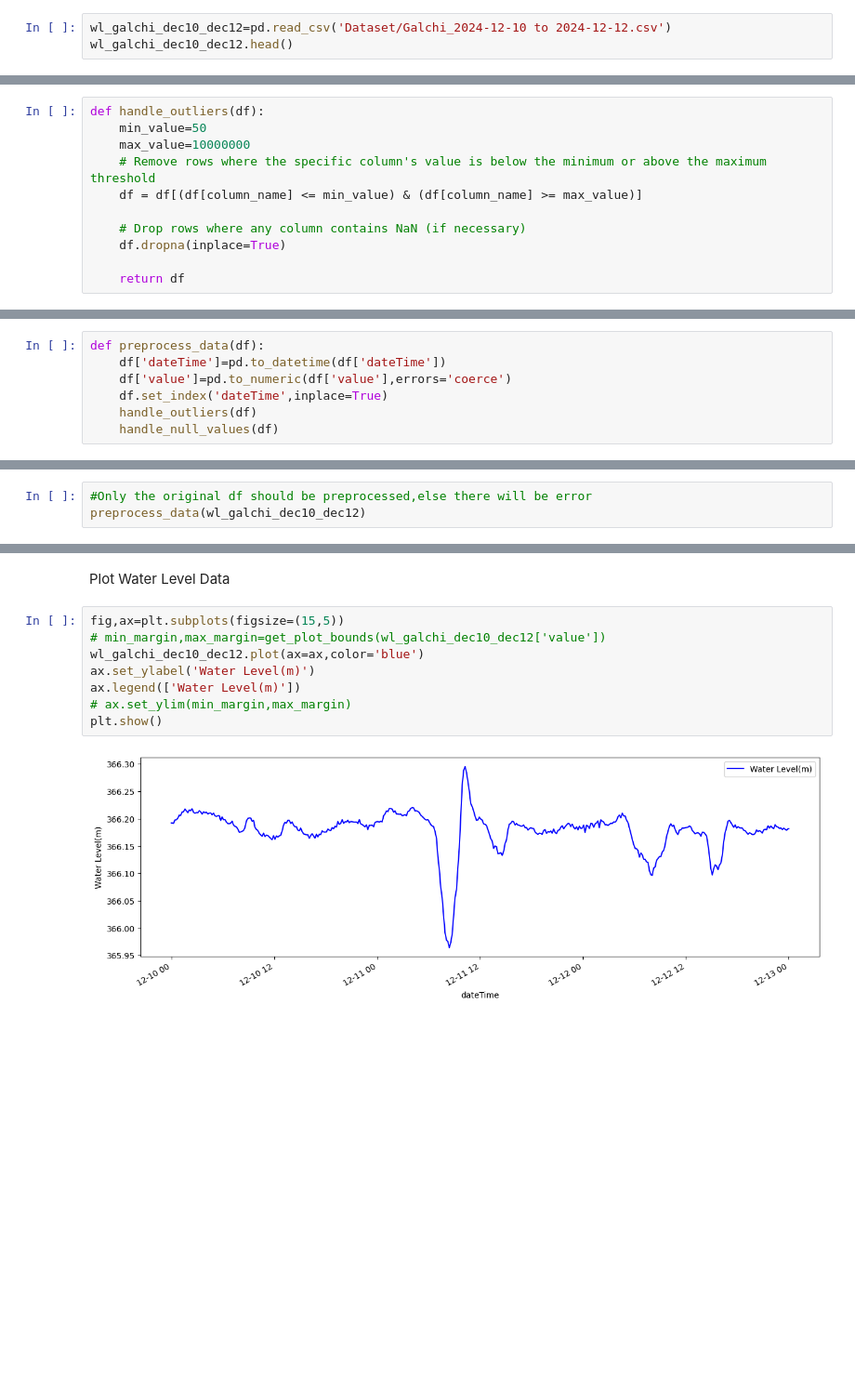
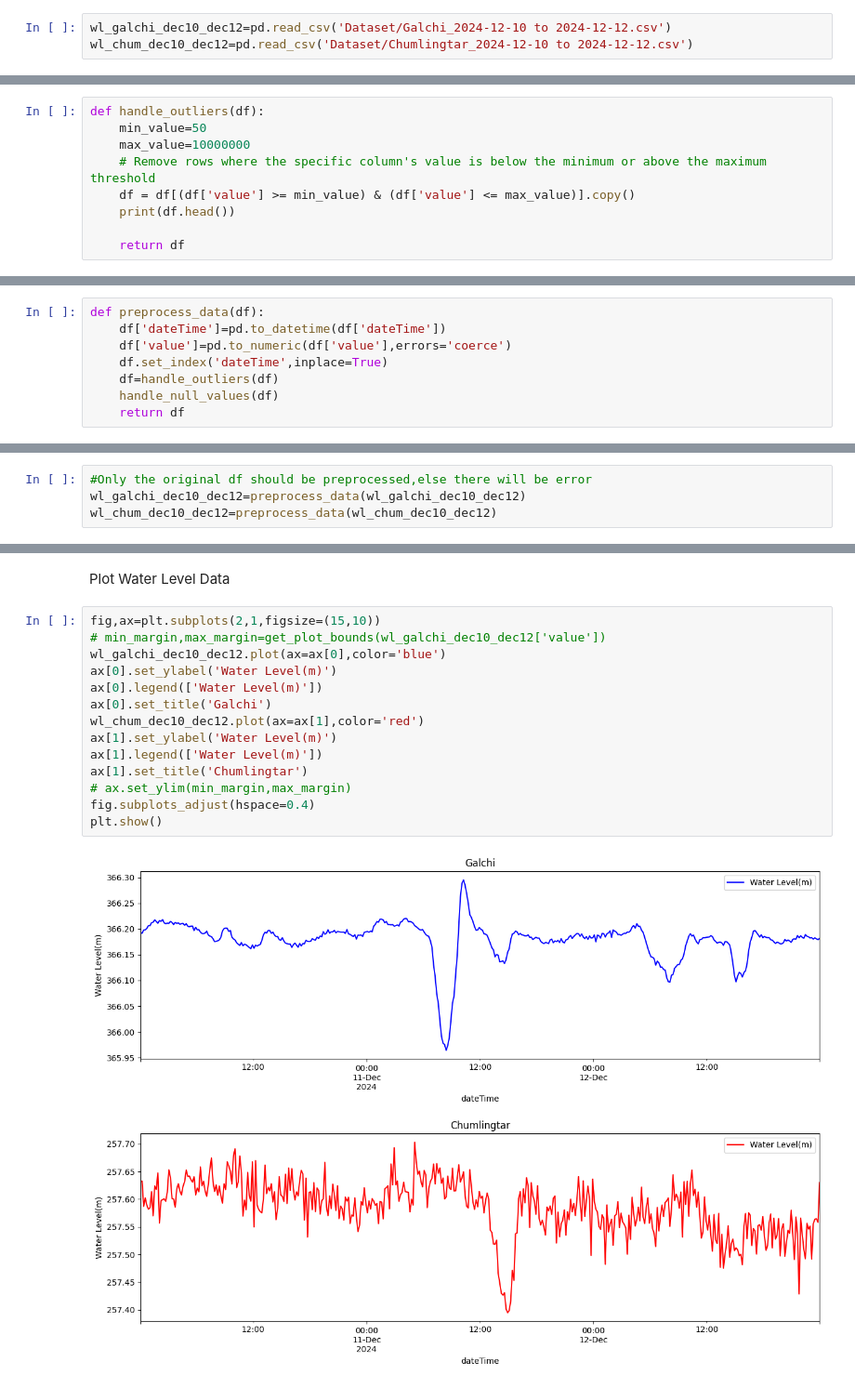
Before and after one commit to Aryanlivi/RTS_Intern, a Jupyter notebook: Forecast/PredictSiurenitar.ipynb, the cells around one changed output, grey strips where cells are left out. Shown: that part at 93% size. Saved outputs shown, nothing was run; the diff lists cells and outputs as text; blank space fills up the shorter version.

Commit message:
added visualization of Chumlingtar

```diff
--- a/Forecast/PredictSiurenitar.ipynb
+++ b/Forecast/PredictSiurenitar.ipynb
@@ -6,3 +6,3 @@ Reading Water Level At Galchi
 # %%
 wl_galchi_dec10_dec12=pd.read_csv('Dataset/Galchi_2024-12-10 to 2024-12-12.csv')
-wl_galchi_dec10_dec12.head()
+wl_chum_dec10_dec12=pd.read_csv('Dataset/Chumlingtar_2024-12-10 to 2024-12-12.csv')
@@ -28,10 +21,8 @@ def handle_outliers(df):
     min_value=50
     max_value=10000000
     # Remove rows where the specific column's value is below the minimum or above the maximum threshold
-    df = df[(df[column_name] <= min_value) & (df[column_name] >= max_value)]
-
-    # Drop rows where any column contains NaN (if necessary)
-    df.dropna(inplace=True)
+    df = df[(df['value'] >= min_value) & (df['value'] <= max_value)].copy()
+    print(df.head())
 
     return df
 # %% [markdown]
@@ -41,10 +32,12 @@ def preprocess_data(df):
     df['dateTime']=pd.to_datetime(df['dateTime'])
     df['value']=pd.to_numeric(df['value'],errors='coerce')
     df.set_index('dateTime',inplace=True)
-    handle_outliers(df)
+    df=handle_outliers(df)
     handle_null_values(df)
+    return df
 # %% [markdown]
 Preprocess Data
 # %%
 #Only the original df should be preprocessed,else there will be error
-preprocess_data(wl_galchi_dec10_dec12)
+wl_galchi_dec10_dec12=preprocess_data(wl_galchi_dec10_dec12)
+wl_chum_dec10_dec12=preprocess_data(wl_chum_dec10_dec12)
@@ -100,12 +98,18 @@ def get_plot_bounds(input_data):
 # %% [markdown]
 Plot Water Level Data
 # %%
-fig,ax=plt.subplots(figsize=(15,5))
+fig,ax=plt.subplots(2,1,figsize=(15,10))
 # min_margin,max_margin=get_plot_bounds(wl_galchi_dec10_dec12['value'])
-wl_galchi_dec10_dec12.plot(ax=ax,color='blue')
-ax.set_ylabel('Water Level(m)')
-ax.legend(['Water Level(m)'])
+wl_galchi_dec10_dec12.plot(ax=ax[0],color='blue')
+ax[0].set_ylabel('Water Level(m)')
+ax[0].legend(['Water Level(m)'])
+ax[0].set_title('Galchi')
+wl_chum_dec10_dec12.plot(ax=ax[1],color='red')
+ax[1].set_ylabel('Water Level(m)')
+ax[1].legend(['Water Level(m)'])
+ax[1].set_title('Chumlingtar')
 # ax.set_ylim(min_margin,max_margin)
+fig.subplots_adjust(hspace=0.4)
 plt.show()
 # %% [output]
-[figure, old version]
+[figure, new version]
```
Also changed, not shown: parts of 7 cells of this notebook.
